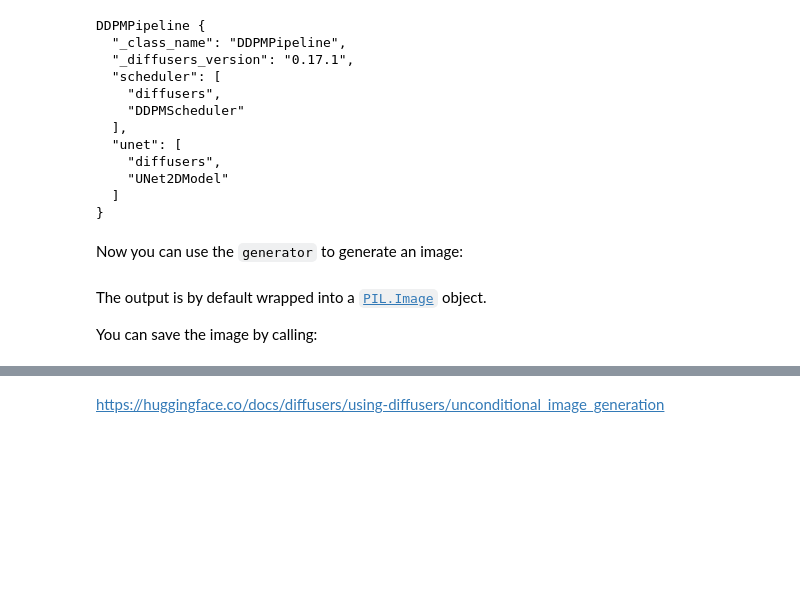
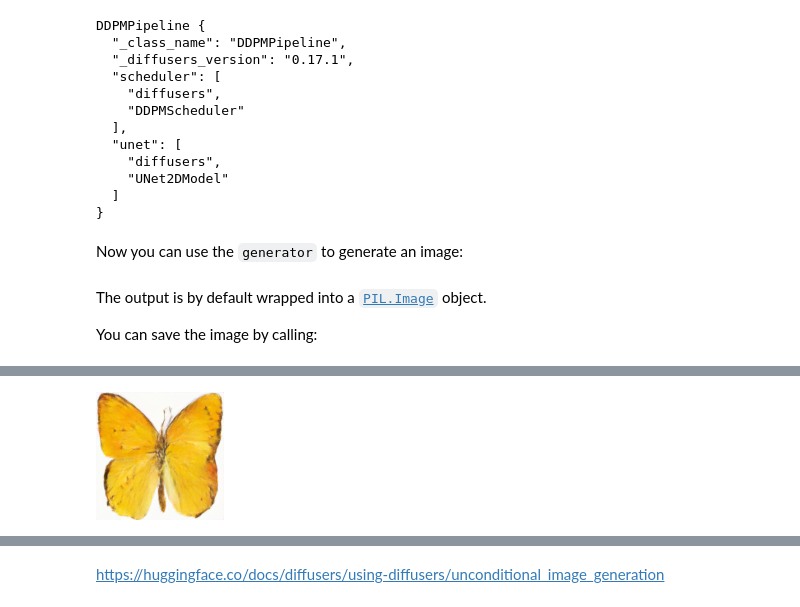
Before and after one commit to cagBRT/Diffusers, a Jupyter notebook: diffusers_doc/en/unconditional_image_generation.ipynb, the cells around one changed output, grey strips where cells are left out. Cells and saved outputs as stored; diff of their text form; code cells hidden in the pictures; blank space fills up the shorter version.

```diff
--- a/diffusers_doc/en/unconditional_image_generation.ipynb
+++ b/diffusers_doc/en/unconditional_image_generation.ipynb
@@ -136,3 +138,7 @@ image
+# %%
+image1
+# %% [output]
+[figure, added]
 # %% [markdown]
 Try out the Spaces below, and feel free to play around with the inference steps parameter to see how it affects the image quality!
 
```
Also changed, not shown: parts of 4 cells of this notebook.
